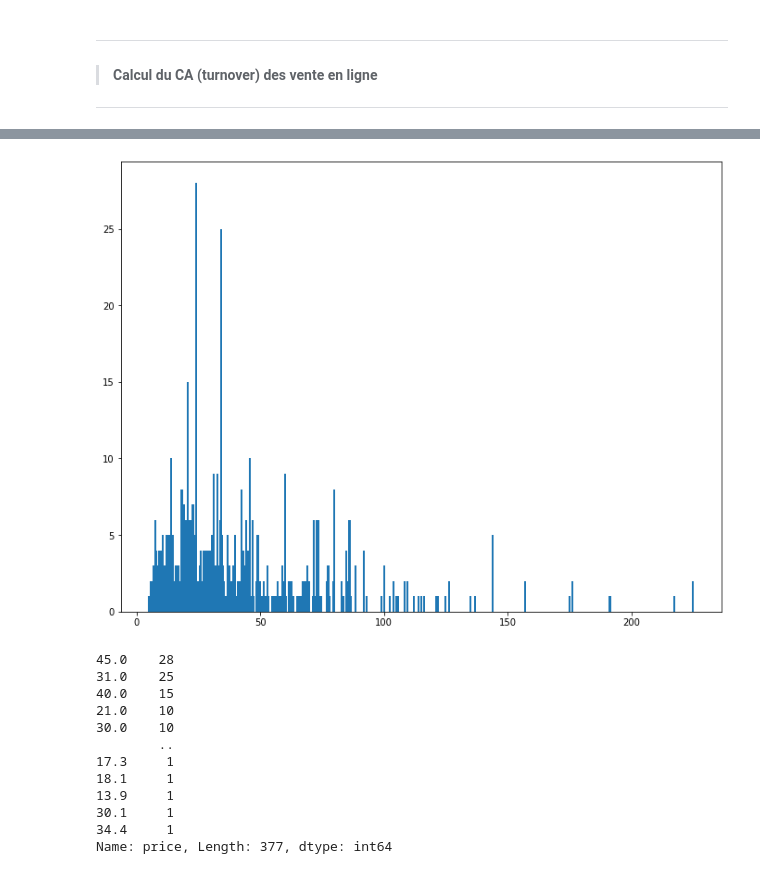
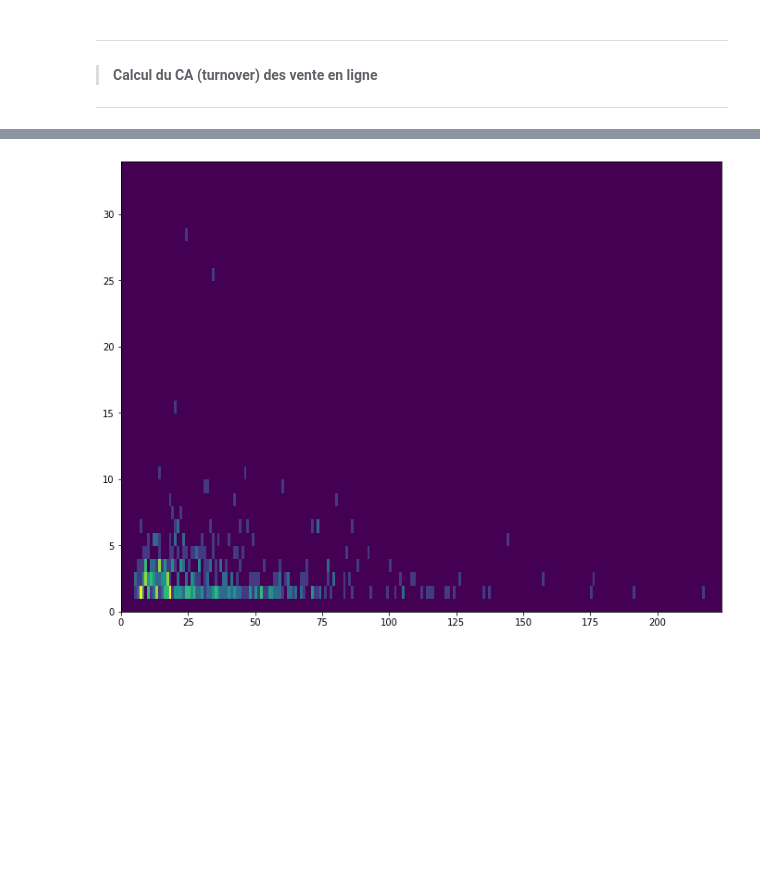
Before and after one commit to Valeeew/Data_management_of_an_online_store, a Jupyter notebook: Data_management_of_an_online_store.ipynb, the cells around one changed output, grey strips where cells are left out. Drawn from its saved outputs; the diff is of its cells as text; code cells hidden in the pictures; blank space fills up the shorter version.

```diff
--- a/Data_management_of_an_online_store.ipynb
+++ b/Data_management_of_an_online_store.ipynb
@@ -150,23 +150,10 @@ turnover_online = df_bottleneck_online.turnover.sum()
 # %%
 repartition_des_prix = df_bottleneck.price.value_counts()
 prix = df_bottleneck.price.unique()
-fig = plt.figure(figsize=(12,9))
-ax = fig.add_axes([0.15,0.15,0.75,0.75])
-ax.bar(prix, repartition_des_prix)
+repartition_des_prix_avant = plt.figure(figsize=(12,9))
+ax = repartition_des_prix_avant.add_axes([0.15,0.15,0.75,0.75])
+ax.hist2d(prix, repartition_des_prix, bins=(np.arange(0, 225, 1), np.arange(0 , 35, 1)))
 
-plt.show(fig)
-repartition_des_prix
+plt.show(repartition_des_prix_avant)
 # %% [output]
-[figure, old version]
+[figure, new version]
-45.0    28
-31.0    25
-40.0    15
-21.0    10
-30.0    10
-        ..
-17.3     1
-18.1     1
-13.9     1
-30.1     1
-34.4     1
-Name: price, Length: 377, dtype: int64
```
Also changed, not shown: parts of 9 cells of this notebook.
